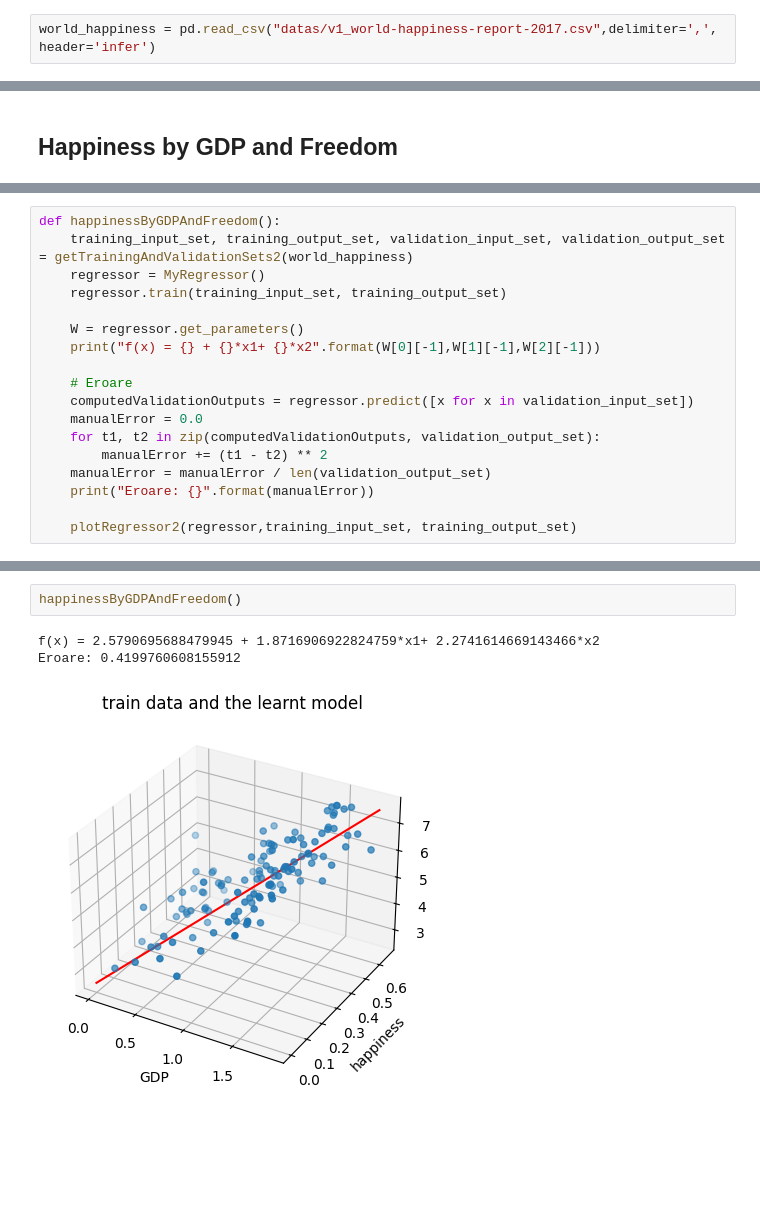
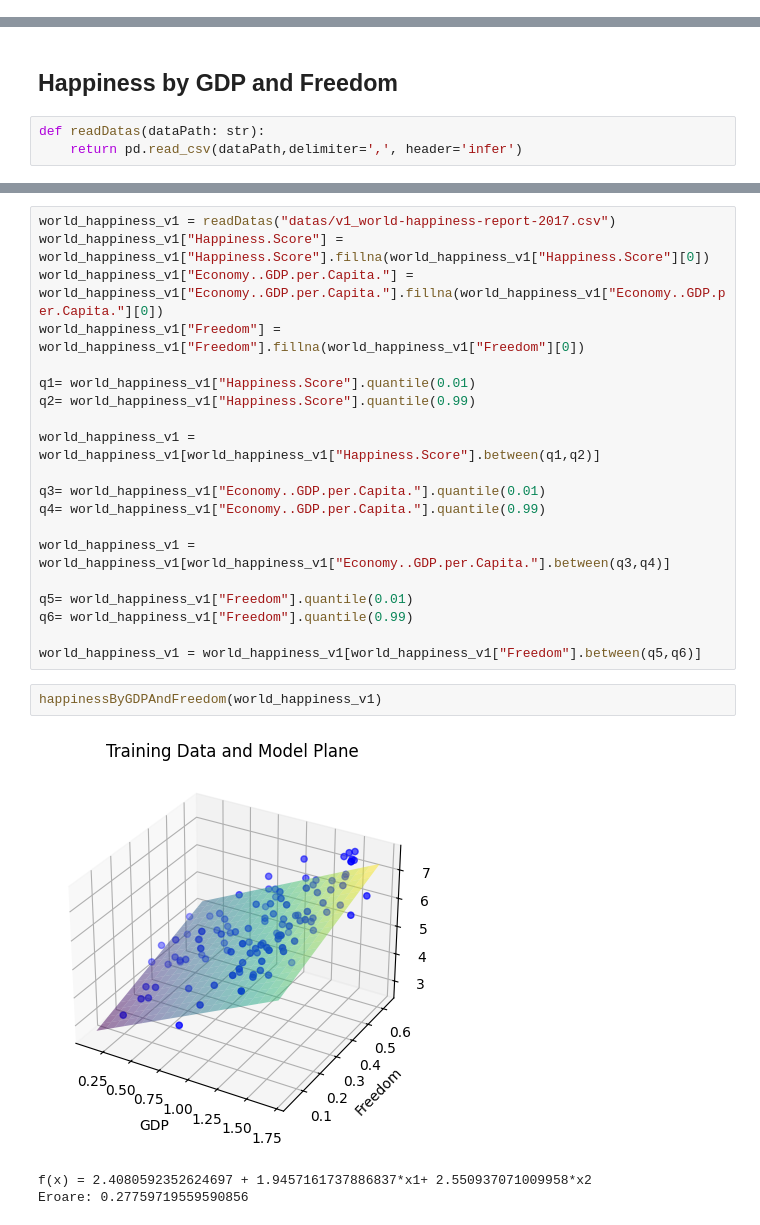
Before and after one commit to Vasile07/AI, a Jupyter notebook: Regresion - Laborator 5/MyRegressor.ipynb, the cells around one changed output, grey strips where cells are left out. Drawn from its saved outputs; the diff is of its cells as text; blank space fills up the shorter version.

```diff
--- a/Regresion - Laborator 5/MyRegressor.ipynb
+++ b/Regresion - Laborator 5/MyRegressor.ipynb
@@ -88,2 +72,0 @@ def getTrainingAndValidationSets(df_world_happiness):
-# %%
-world_happiness = pd.read_csv("datas/v1_world-happiness-report-2017.csv",delimiter=',', header='infer')
@@ -140,5 +73,8 @@ Eroare: 0.4395957983949388
 # %% [markdown]
 ## Happiness by GDP and Freedom
+# %%
+def readDatas(dataPath: str):
+    return pd.read_csv(dataPath,delimiter=',', header='infer')
 # %%
 def getTrainingAndValidationSets2(df_world_happiness):
     dataSize = df_world_happiness.shape[0]
@@ -180,18 +90,0 @@ def plotRegressor2(regressor, training_input_set, training_output_set):
-# %%
-def happinessByGDPAndFreedom():
-    training_input_set, training_output_set, validation_input_set, validation_output_set = getTrainingAndValidationSets2(world_happiness)
-    regressor = MyRegressor()
-    regressor.train(training_input_set, training_output_set)
-
-    W = regressor.get_parameters()
-    print("f(x) = {} + {}*x1+ {}*x2".format(W[0][-1],W[1][-1],W[2][-1]))
-
-    # Eroare
-    computedValidationOutputs = regressor.predict([x for x in validation_input_set])
-    manualError = 0.0
-    for t1, t2 in zip(computedValidationOutputs, validation_output_set):
-        manualError += (t1 - t2) ** 2
-    manualError = manualError / len(validation_output_set)
-    print("Eroare: {}".format(manualError))
-
-    plotRegressor2(regressor,training_input_set, training_output_set)
@@ -198,6 +135,26 @@ def happinessByGDPAndFreedom():
+# %%
+world_happiness_v1 = readDatas("datas/v1_world-happiness-report-2017.csv")
+world_happiness_v1["Happiness.Score"] = world_happiness_v1["Happiness.Score"].fillna(world_happiness_v1["Happiness.Score"][0])
+world_happiness_v1["Economy..GDP.per.Capita."] = world_happiness_v1["Economy..GDP.per.Capita."].fillna(world_happiness_v1["Economy..GDP.per.Capita."][0])
+world_happiness_v1["Freedom"] = world_happiness_v1["Freedom"].fillna(world_happiness_v1["Freedom"][0])
+
+q1= world_happiness_v1["Happiness.Score"].quantile(0.01)
+q2= world_happiness_v1["Happiness.Score"].quantile(0.99)
+
+world_happiness_v1 = world_happiness_v1[world_happiness_v1["Happiness.Score"].between(q1,q2)]
+
+q3= world_happiness_v1["Economy..GDP.per.Capita."].quantile(0.01)
+q4= world_happiness_v1["Economy..GDP.per.Capita."].quantile(0.99)
+
+world_happiness_v1 = world_happiness_v1[world_happiness_v1["Economy..GDP.per.Capita."].between(q3,q4)]
+
+q5= world_happiness_v1["Freedom"].quantile(0.01)
+q6= world_happiness_v1["Freedom"].quantile(0.99)
+
+world_happiness_v1 = world_happiness_v1[world_happiness_v1["Freedom"].between(q5,q6)]
 # %%
-happinessByGDPAndFreedom()
+happinessByGDPAndFreedom(world_happiness_v1)
 # %% [output]
+[figure, new version]
-f(x) = 2.5790695688479945 + 1.8716906922824759*x1+ 2.2741614669143466*x2
-Eroare: 0.4199760608155912
+f(x) = 2.4080592352624697 + 1.9457161737886837*x1+ 2.550937071009958*x2
+Eroare: 0.27759719559590856
-[figure, old version]
```
Also changed, not shown: parts of 9 cells of this notebook, 1 other file.
